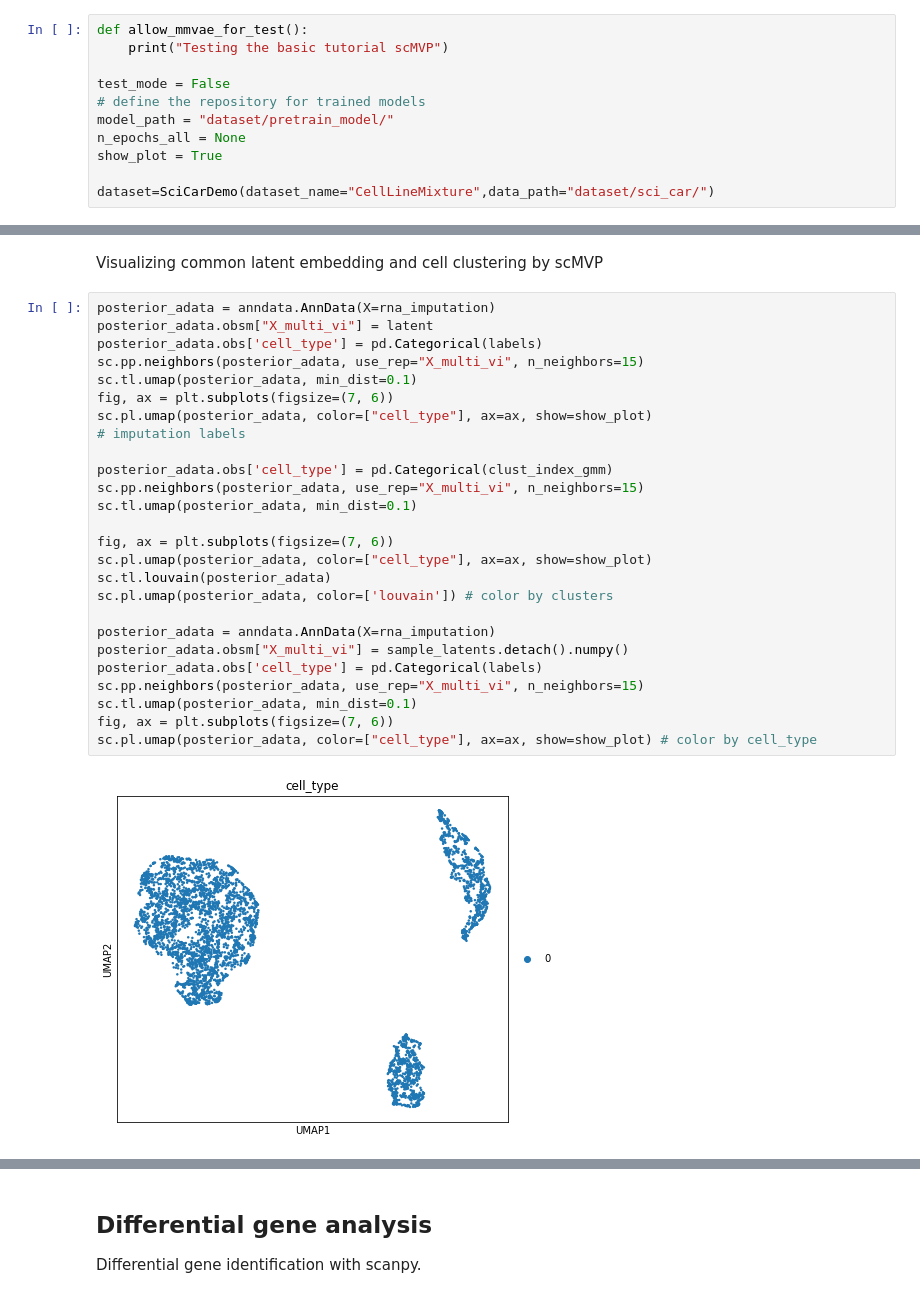
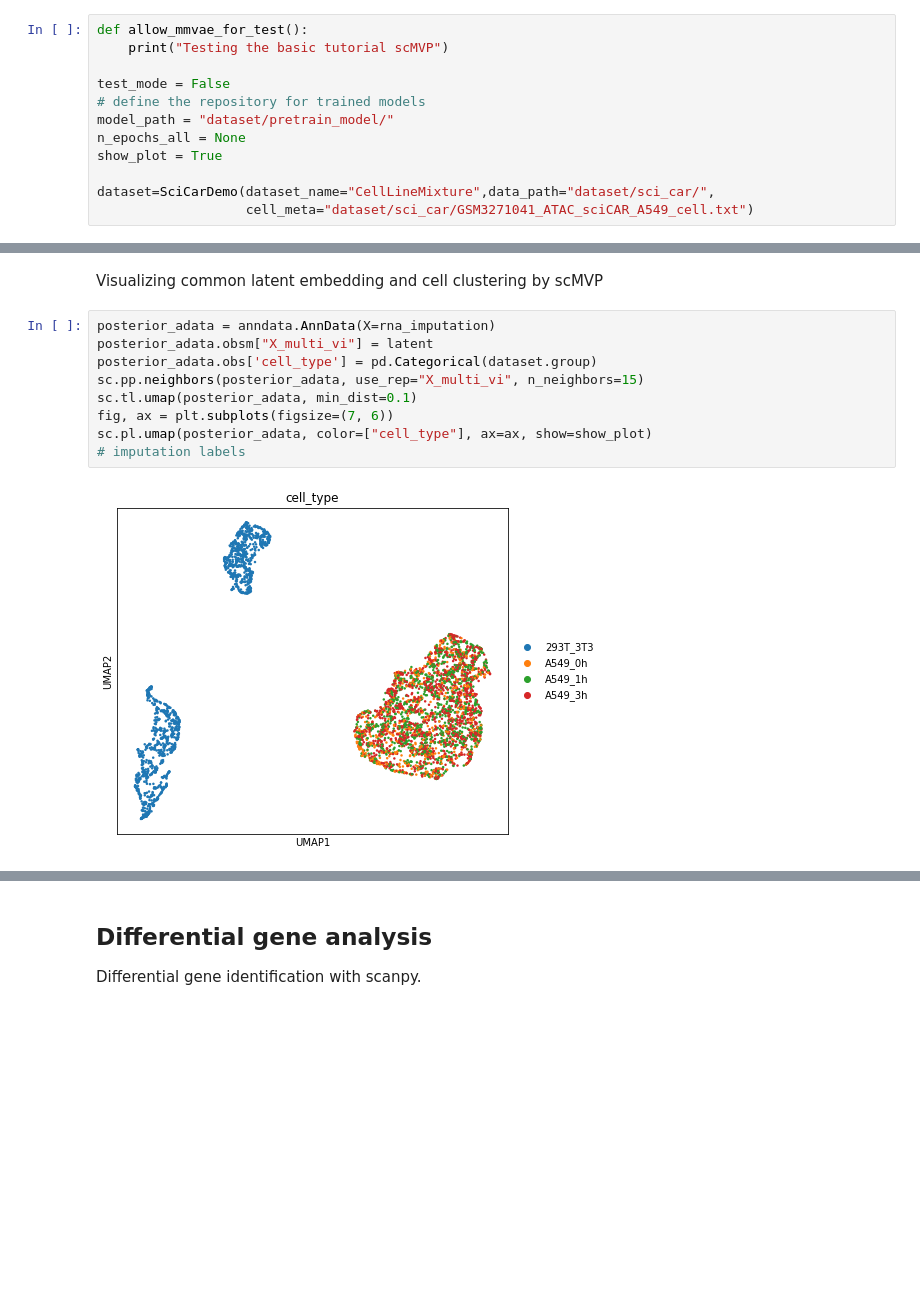
Before and after one commit to bm2-lab/scMVP, a Jupyter notebook: demos/scMVP_tutorial.ipynb, the cells around one changed output, grey strips where cells are left out. Cells and saved outputs as stored; diff of their text form; blank space fills up the shorter version.

```diff
--- a/demos/scMVP_tutorial.ipynb
+++ b/demos/scMVP_tutorial.ipynb
@@ -46,5 +45,6 @@ model_path = "dataset/pretrain_model/"
 n_epochs_all = None
 show_plot = True
 
-dataset=SciCarDemo(dataset_name="CellLineMixture",data_path="dataset/sci_car/")
+dataset=SciCarDemo(dataset_name="CellLineMixture",data_path="dataset/sci_car/",
+                   cell_meta="dataset/sci_car/GSM3271041_ATAC_sciCAR_A549_cell.txt")
 # %% [output]
@@ -266,28 +272,11 @@ Visualizing common latent embedding and cell clustering by scMVP
 # %%
 posterior_adata = anndata.AnnData(X=rna_imputation)
 posterior_adata.obsm["X_multi_vi"] = latent
-posterior_adata.obs['cell_type'] = pd.Categorical(labels)
+posterior_adata.obs['cell_type'] = pd.Categorical(dataset.group)
 sc.pp.neighbors(posterior_adata, use_rep="X_multi_vi", n_neighbors=15)
 sc.tl.umap(posterior_adata, min_dist=0.1)
 fig, ax = plt.subplots(figsize=(7, 6))
 sc.pl.umap(posterior_adata, color=["cell_type"], ax=ax, show=show_plot)
 # imputation labels
-
-posterior_adata.obs['cell_type'] = pd.Categorical(clust_index_gmm)
-sc.pp.neighbors(posterior_adata, use_rep="X_multi_vi", n_neighbors=15)
-sc.tl.umap(posterior_adata, min_dist=0.1)
-
-fig, ax = plt.subplots(figsize=(7, 6))
-sc.pl.umap(posterior_adata, color=["cell_type"], ax=ax, show=show_plot)
-sc.tl.louvain(posterior_adata)
-sc.pl.umap(posterior_adata, color=['louvain']) # color by clusters
-
-posterior_adata = anndata.AnnData(X=rna_imputation)
-posterior_adata.obsm["X_multi_vi"] = sample_latents.detach().numpy()
-posterior_adata.obs['cell_type'] = pd.Categorical(labels)
-sc.pp.neighbors(posterior_adata, use_rep="X_multi_vi", n_neighbors=15)
-sc.tl.umap(posterior_adata, min_dist=0.1)
-fig, ax = plt.subplots(figsize=(7, 6))
-sc.pl.umap(posterior_adata, color=["cell_type"], ax=ax, show=show_plot) # color by cell_type
 # %% [output]
-[figure, old version]
+[figure, new version]
```
Also changed, not shown: parts of 12 cells of this notebook, 1 other file.
